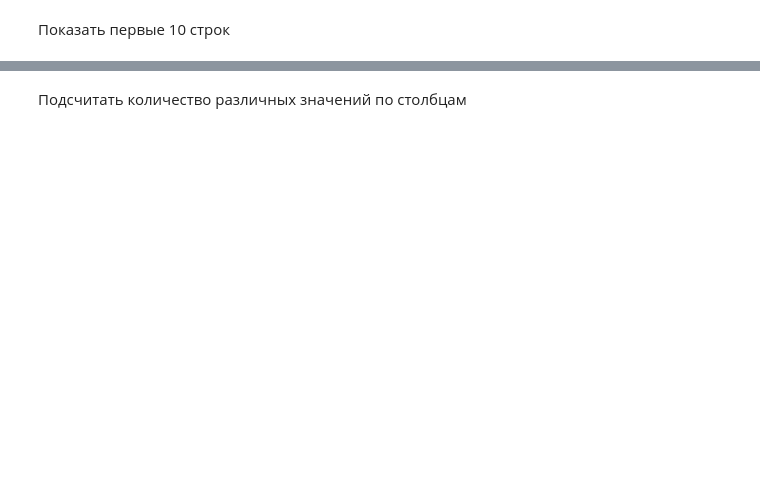
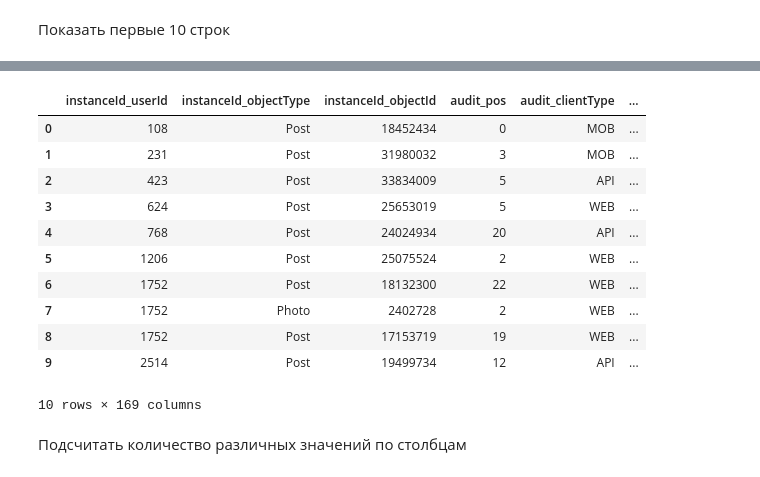
Before and after one commit to AAKvashnin/ml_bigdata_course, a Jupyter notebook: Lab02.ipynb, the cells around one changed output, grey strips where cells are left out. Saved outputs shown, nothing was run; the diff lists cells and outputs as text; code cells hidden in the pictures; blank space fills up the shorter version.

```diff
--- a/Lab02.ipynb
+++ b/Lab02.ipynb
@@ -22,6 +22,6 @@ spark.conf.set("spark.sql.execution.arrow.pyspark.enabled", "true")
 # %% [markdown]
 # Загружаем данные
 # %%
-train=spark.read.parquet("./data/sna/train")
+train=spark.read.parquet("/kaggle/sna/train")
 # %%
 print("Количество столбцов:"+str(len(train.columns)))
@@ -40,3 +96,18 @@ train.show(10,truncate=False)
+# %%
+train.limit(10).toPandas()
+# %% [output]
+|  | instanceId_userId | instanceId_objectType | instanceId_objectId | audit_pos | audit_clientType | ... |
+| 0 | 108 | Post | 18452434 | 0 | MOB | ... |
+| 1 | 231 | Post | 31980032 | 3 | MOB | ... |
+| 2 | 423 | Post | 33834009 | 5 | API | ... |
+| 3 | 624 | Post | 25653019 | 5 | WEB | ... |
+| 4 | 768 | Post | 24024934 | 20 | API | ... |
+| 5 | 1206 | Post | 25075524 | 2 | WEB | ... |
+| 6 | 1752 | Post | 18132300 | 22 | WEB | ... |
+| 7 | 1752 | Photo | 2402728 | 2 | WEB | ... |
+| 8 | 1752 | Post | 17153719 | 19 | WEB | ... |
+| 9 | 2514 | Post | 19499734 | 12 | API | ... |
+10 rows × 169 columns
 # %% [markdown]
 Подсчитать количество различных значений по столбцам
 # %%
```
Also changed, not shown: parts of 19 cells of this notebook.
